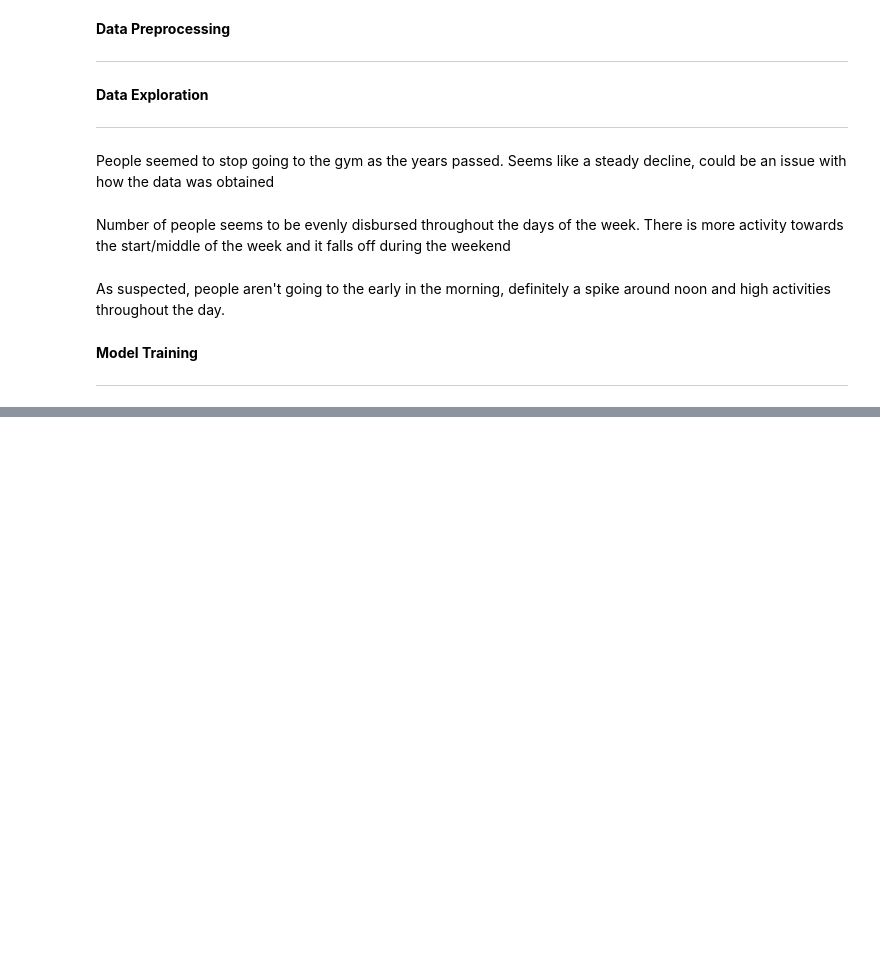
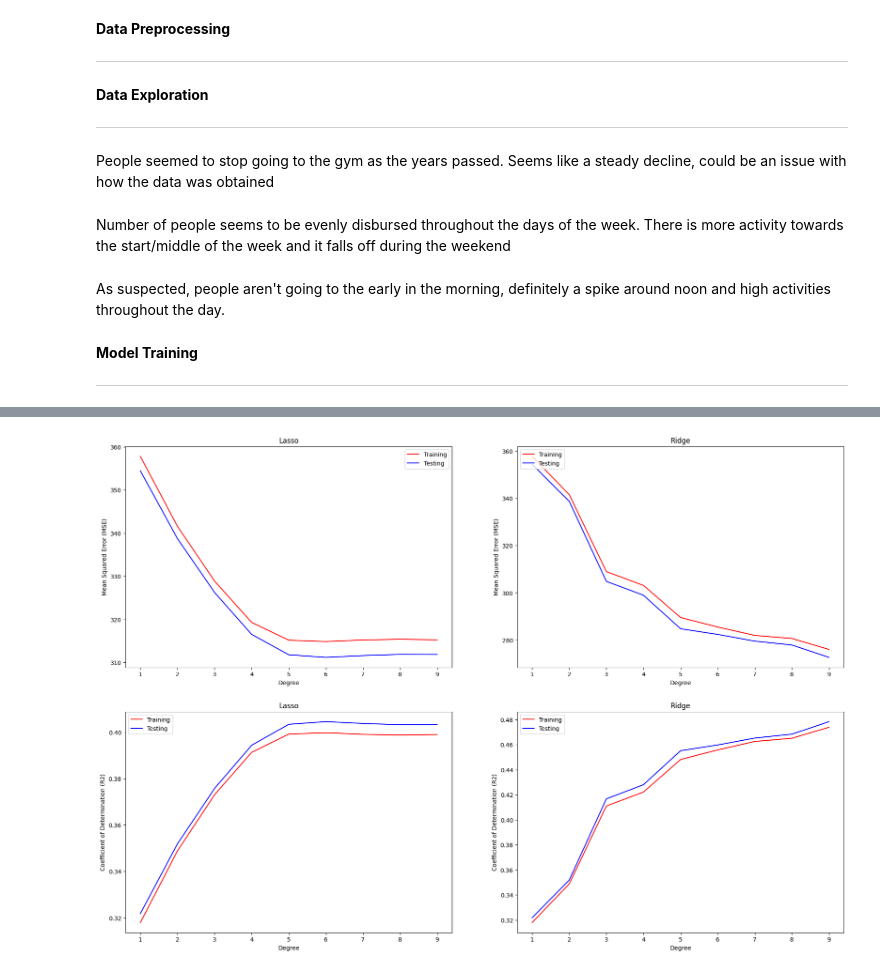
Before and after one commit to Shiblumi/SlugMeter, a Jupyter notebook: ML-Stuff/Mongo_data.ipynb, the cells around one changed output, grey strips where cells are left out. Drawn from its saved outputs; the diff is of its cells as text; code cells hidden in the pictures; blank space fills up the shorter version.

Commit message:
Working Polynomial regression model, tuning it

```diff
--- a/ML-Stuff/Mongo_data.ipynb
+++ b/ML-Stuff/Mongo_data.ipynb
@@ -235,0 +142,13 @@ Working LSTM Multivariate model
+# %%
+# Convert X, and y into np arrays
+X_var = X_var.values
+y_var = y_var.values
+# %%
+# Split data into train test split
+X_train, X_test, y_train, y_test = train_test_split(X_var, y_var, test_size = 0.30, random_state = 8)
+# %%
+# Pipeline a polynomial transform of degree 7 into a Ridge model
+ridge = make_pipeline(PolynomialFeatures(7), Ridge(alpha=0.001, max_iter = 200, tol = 0.1))
+# %%
+#Train the model
+ridge.fit(X_train, y_train)
@@ -235,0 +204,77 @@ Working LSTM Multivariate model
+# %%
+from sklearn.preprocessing import PolynomialFeatures
+from sklearn.pipeline import make_pipeline
+from sklearn.metrics import mean_squared_error
+from sklearn.metrics import r2_score
+from sklearn import linear_model
+from sklearn.linear_model import Lasso
+from sklearn.linear_model import Ridge
+
+#L1 NORM-------------------------------------------------------------------------------------
+lasso_mse = []
+lasso_mse_train = []
+ridge_mse = []
+ridge_mse_train = []
+lasso_cod = []
+lasso_cod_train = []
+ridge_cod = []
+ridge_cod_train = []
+
+for i in range(1,10):
+  lasso = make_pipeline(PolynomialFeatures(i), Lasso(alpha=0.001, max_iter = 100, tol = 0.1))
+  lasso.fit(X_train, y_train)
+  lasso_error = mean_squared_error(y_test, lasso.predict(X_test))
+  lasso_r2 = r2_score(y_test, lasso.predict(X_test))
+  lasso_error_train = mean_squared_error(y_train, lasso.predict(X_train))
+  lasso_r2_train = r2_score(y_train, lasso.predict(X_train))
+  lasso_mse.append(lasso_error)
+  lasso_cod.append(lasso_r2)
+  lasso_mse_train.append(lasso_error_train)
+  lasso_cod_train.append(lasso_r2_train)
+
+  ridge = make_pipeline(PolynomialFeatures(i), Ridge(alpha=0.001, max_iter = 100, tol = 0.5))
+  ridge.fit(X_train, y_train)
+  ridge_error = mean_squared_error(y_test, ridge.predict(X_test))
+  ridge_r2 = r2_score(y_test, ridge.predict(X_test))
+  ridge_error_train = mean_squared_error(y_train, ridge.predict(X_train))
+  ridge_r2_train = r2_score(y_train, ridge.predict(X_train))
+  ridge_mse.append(ridge_error)
+  ridge_cod.append(ridge_r2)
+  ridge_mse_train.append(ridge_error_train)
+  ridge_cod_train.append(ridge_r2_train)
+
+
+plt.figure(figsize=(22,15))
+
+plt.subplot(221)
+plt.plot(range(1,10), lasso_mse_train, color = 'red', label = 'Training')
+plt.plot(range(1,10), lasso_mse, color = 'blue', label = "Testing")
+leg = plt.legend(loc='upper right')
+plt.ylabel('Mean Squared Error (MSE)')
+plt.xlabel('Degree')
+plt.title('Lasso')
+
+plt.subplot(222)
+plt.plot(range(1,10), ridge_mse_train, color = 'red', label = 'Training')
+plt.plot(range(1,10), ridge_mse, color = 'blue', label = 'Testing')
+leg = plt.legend(loc='upper left')
+plt.ylabel('Mean Squared Error (MSE)')
+plt.xlabel('Degree')
+plt.title('Ridge')
+
+plt.subplot(223)
+plt.plot(range(1,10), lasso_cod_train, color = 'red', label = 'Training')
+plt.plot(range(1,10), lasso_cod, color = 'blue', label = 'Testing')
+leg = plt.legend(loc='best')
+plt.ylabel('Coefficient of Determination (R2)')
+plt.xlabel('Degree')
+plt.title('Lasso')
+
+plt.subplot(224)
+plt.plot(range(1,10), ridge_cod_train, color = 'red', label = 'Training')
+plt.plot(range(1,10), ridge_cod, color = 'blue', label = 'Testing')
+leg = plt.legend(loc='best')
+plt.ylabel('Coefficient of Determination (R2)')
+plt.xlabel('Degree')
+plt.title('Ridge')
+# %% [output]
@@ -235,0 +282 @@ Working LSTM Multivariate model
+[figure, added]
```
Also changed, not shown: parts of 19 cells of this notebook.
